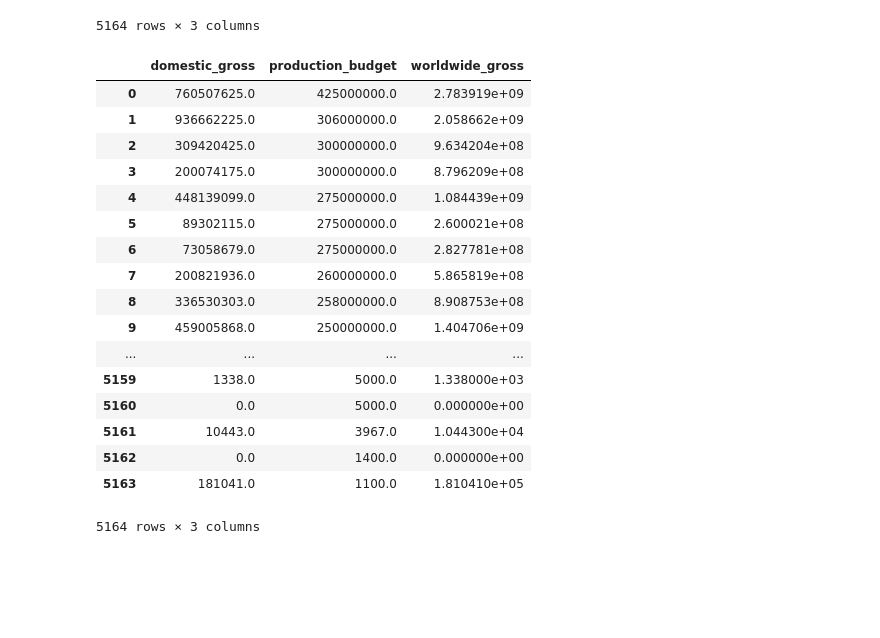
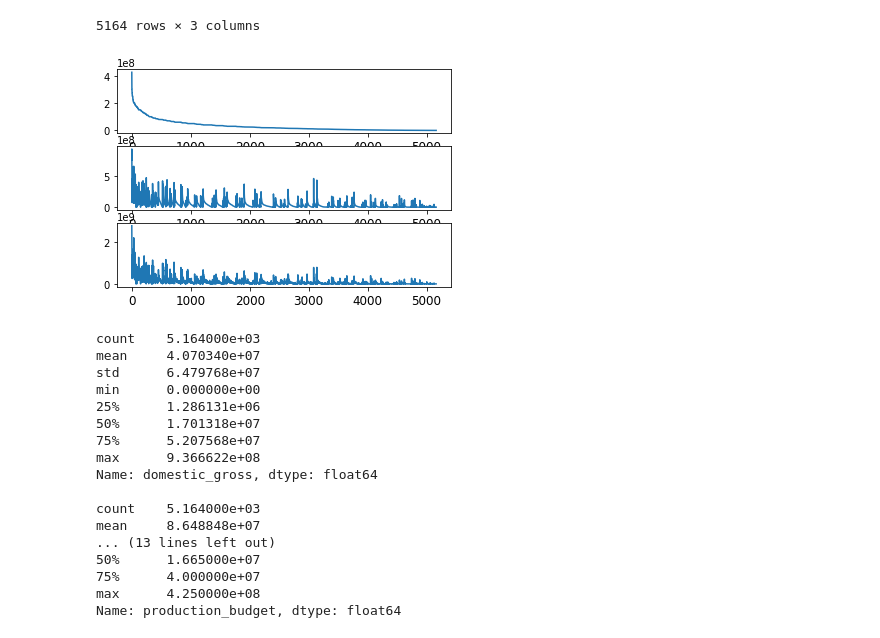
Before and after one commit to sundeepblue/movie_rating_prediction, a Jupyter notebook: MovieRatingsPredictionPython.ipynb, the cells around one changed output. Saved outputs shown, nothing was run; the diff lists cells and outputs as text; code cells hidden in the pictures; blank space fills up the shorter version.

Commit message:
added some visualization and started the model

```diff
--- a/MovieRatingsPredictionPython.ipynb
+++ b/MovieRatingsPredictionPython.ipynb
@@ -129,23 +129,4 @@ budget[["movie_name","production_budget","worldwide_gross"]]
 5164 rows × 3 columns
 # %%
 #the format isn't useful for plotting even if it looks good
-budget[['domestic_gross', 'production_budget', 'worldwide_gross']].replace('[\$,]', '', regex=True).astype(float)
+budget_numeric = budget[['domestic_gross', 'production_budget', 'worldwide_gross']].replace('[\$,]', '', regex=True).astype(float)
-# %% [output]
-|  | domestic_gross | production_budget | worldwide_gross |
-| 0 | 760507625.0 | 425000000.0 | 2.783919e+09 |
-| 1 | 936662225.0 | 306000000.0 | 2.058662e+09 |
-| 2 | 309420425.0 | 300000000.0 | 9.634204e+08 |
-| 3 | 200074175.0 | 300000000.0 | 8.796209e+08 |
-| 4 | 448139099.0 | 275000000.0 | 1.084439e+09 |
-| 5 | 89302115.0 | 275000000.0 | 2.600021e+08 |
-| 6 | 73058679.0 | 275000000.0 | 2.827781e+08 |
-| 7 | 200821936.0 | 260000000.0 | 5.865819e+08 |
-| 8 | 336530303.0 | 258000000.0 | 8.908753e+08 |
-| 9 | 459005868.0 | 250000000.0 | 1.404706e+09 |
-| ... | ... | ... | ... |
-| 5159 | 1338.0 | 5000.0 | 1.338000e+03 |
-| 5160 | 0.0 | 5000.0 | 0.000000e+00 |
-| 5161 | 10443.0 | 3967.0 | 1.044300e+04 |
-| 5162 | 0.0 | 1400.0 | 0.000000e+00 |
-| 5163 | 181041.0 | 1100.0 | 1.810410e+05 |
-5164 rows × 3 columns
@@ -155,0 +133,44 @@ plt.show()
+# %%
+#lets visualize budgets against gross
+
+ax1 = plt.subplot(311)
+plt.plot(budget_numeric.production_budget)
+plt.setp(ax1.get_xticklabels(), fontsize=12)
+ax2 = plt.subplot(312,sharex=ax1)
+plt.plot(budget_numeric.domestic_gross)
+plt.setp(ax2.get_xticklabels(), fontsize=12)
+ax3 = plt.subplot(313,sharex=ax1)
+plt.plot(budget_numeric.worldwide_gross)
+plt.setp(ax3.get_xticklabels(), fontsize=12)
+plt.show()
+# %% [output]
+[figure, added]
+# %%
+#from the above looks like budgets are about consistant while there is a lot of varience in gross
+#lets confirm using the describe function
+print(budget_numeric.domestic_gross.describe())
+print()
+print(budget_numeric.worldwide_gross.describe())
+print()
+print(budget_numeric.production_budget.describe())
+#given the above, the theory is confirmed.
+#additionally we learn that there is an anomaly in both domestic_gross and worldwide_gross where the minimum value is 0
+#we may want to fix this later but my theory is that this is just incomplete data
+# %% [output]
+count    5.164000e+03
+mean     4.070340e+07
+std      6.479768e+07
+min      0.000000e+00
+25%      1.286131e+06
+50%      1.701318e+07
+75%      5.207568e+07
+max      9.366622e+08
+Name: domestic_gross, dtype: float64
+
+count    5.164000e+03
+mean     8.648848e+07
+... (13 lines left out)
+50%      1.665000e+07
+75%      4.000000e+07
+max      4.250000e+08
+Name: production_budget, dtype: float64
```
Also changed, not shown: parts of 5 cells of this notebook.
